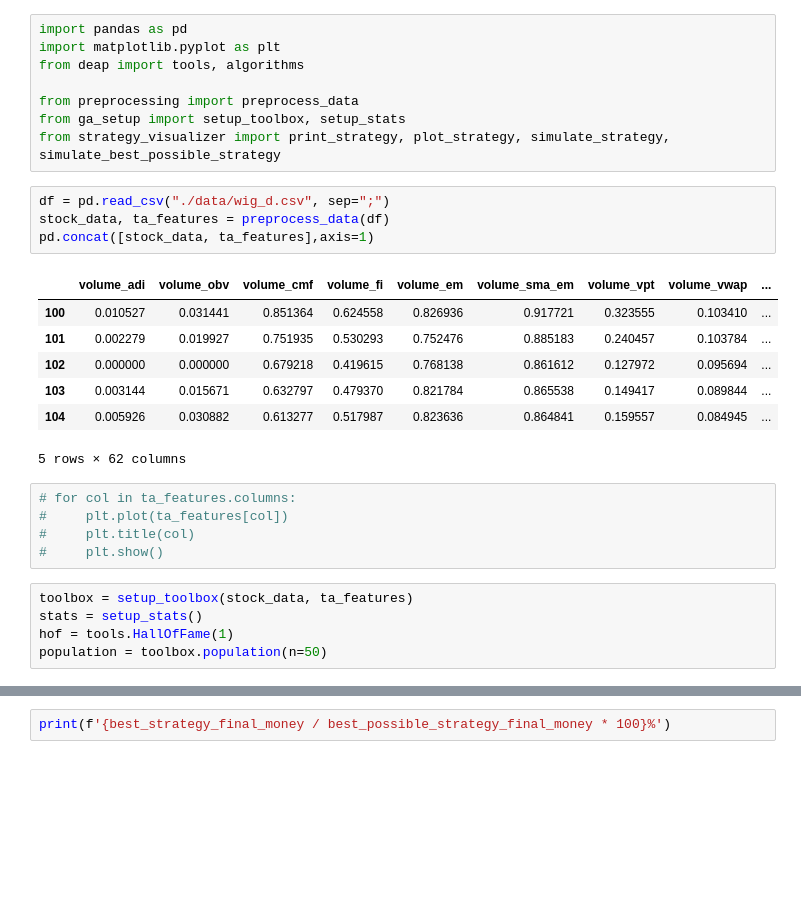
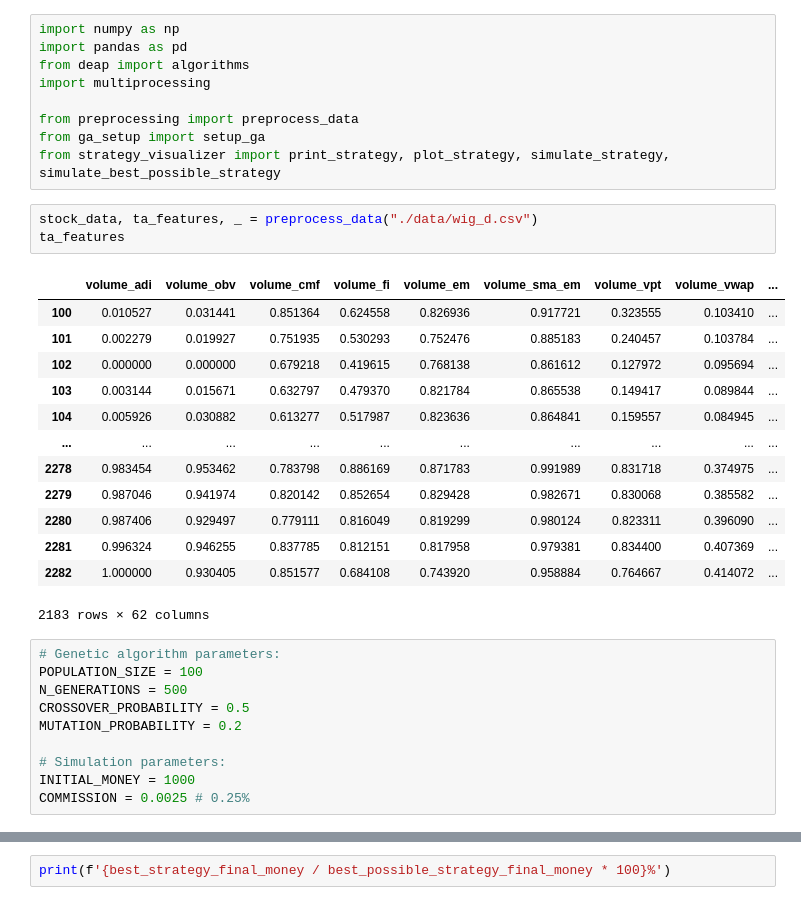
Before and after one commit to proman3419/inwestycje, a Jupyter notebook: app/visualize.ipynb, the cells around one changed output, grey strips where cells are left out. Cells and saved outputs as stored; diff of their text form; blank space fills up the shorter version.

```diff
--- a/app/visualize.ipynb
+++ b/app/visualize.ipynb
@@ -1,30 +1,36 @@
 # %%
+import numpy as np
 import pandas as pd
-import matplotlib.pyplot as plt
-from deap import tools, algorithms
+from deap import algorithms
+import multiprocessing
 
 from preprocessing import preprocess_data
-from ga_setup import setup_toolbox, setup_stats
+from ga_setup import setup_ga
 from strategy_visualizer import print_strategy, plot_strategy, simulate_strategy, simulate_best_possible_strategy
-# %%
-df = pd.read_csv("./data/wig_d.csv", sep=";")
-stock_data, ta_features = preprocess_data(df)
-pd.concat([stock_data, ta_features],axis=1)
-# %% [output]
-|  | volume_adi | volume_obv | volume_cmf | volume_fi | volume_em | volume_sma_em | volume_vpt | volume_vwap | ... |
-| 100 | 0.010527 | 0.031441 | 0.851364 | 0.624558 | 0.826936 | 0.917721 | 0.323555 | 0.103410 | ... |
-| 101 | 0.002279 | 0.019927 | 0.751935 | 0.530293 | 0.752476 | 0.885183 | 0.240457 | 0.103784 | ... |
-| 102 | 0.000000 | 0.000000 | 0.679218 | 0.419615 | 0.768138 | 0.861612 | 0.127972 | 0.095694 | ... |
-| 103 | 0.003144 | 0.015671 | 0.632797 | 0.479370 | 0.821784 | 0.865538 | 0.149417 | 0.089844 | ... |
-| 104 | 0.005926 | 0.030882 | 0.613277 | 0.517987 | 0.823636 | 0.864841 | 0.159557 | 0.084945 | ... |
-5 rows × 62 columns
-# %%
-# for col in ta_features.columns:
-#     plt.plot(ta_features[col])
-#     plt.title(col)
-#     plt.show()
-# %%
-toolbox = setup_toolbox(stock_data, ta_features)
-stats = setup_stats()
-hof = tools.HallOfFame(1)
-population = toolbox.population(n=50)
+# %%
+stock_data, ta_features, _ = preprocess_data("./data/wig_d.csv")
+ta_features
+# %% [output]
+|  | volume_adi | volume_obv | volume_cmf | volume_fi | volume_em | volume_sma_em | volume_vpt | volume_vwap | ... |
+| 100 | 0.010527 | 0.031441 | 0.851364 | 0.624558 | 0.826936 | 0.917721 | 0.323555 | 0.103410 | ... |
+| 101 | 0.002279 | 0.019927 | 0.751935 | 0.530293 | 0.752476 | 0.885183 | 0.240457 | 0.103784 | ... |
+| 102 | 0.000000 | 0.000000 | 0.679218 | 0.419615 | 0.768138 | 0.861612 | 0.127972 | 0.095694 | ... |
+| 103 | 0.003144 | 0.015671 | 0.632797 | 0.479370 | 0.821784 | 0.865538 | 0.149417 | 0.089844 | ... |
+| 104 | 0.005926 | 0.030882 | 0.613277 | 0.517987 | 0.823636 | 0.864841 | 0.159557 | 0.084945 | ... |
+| ... | ... | ... | ... | ... | ... | ... | ... | ... | ... |
+| 2278 | 0.983454 | 0.953462 | 0.783798 | 0.886169 | 0.871783 | 0.991989 | 0.831718 | 0.374975 | ... |
+| 2279 | 0.987046 | 0.941974 | 0.820142 | 0.852654 | 0.829428 | 0.982671 | 0.830068 | 0.385582 | ... |
+| 2280 | 0.987406 | 0.929497 | 0.779111 | 0.816049 | 0.819299 | 0.980124 | 0.823311 | 0.396090 | ... |
+| 2281 | 0.996324 | 0.946255 | 0.837785 | 0.812151 | 0.817958 | 0.979381 | 0.834400 | 0.407369 | ... |
+| 2282 | 1.000000 | 0.930405 | 0.851577 | 0.684108 | 0.743920 | 0.958884 | 0.764667 | 0.414072 | ... |
+2183 rows × 62 columns
+# %%
+# Genetic algorithm parameters:
+POPULATION_SIZE = 100
+N_GENERATIONS = 500
+CROSSOVER_PROBABILITY = 0.5
+MUTATION_PROBABILITY = 0.2
+
+# Simulation parameters:
+INITIAL_MONEY = 1000
+COMMISSION = 0.0025 # 0.25%
```
Also changed, not shown: parts of 6 cells of this notebook, 4 other files.
